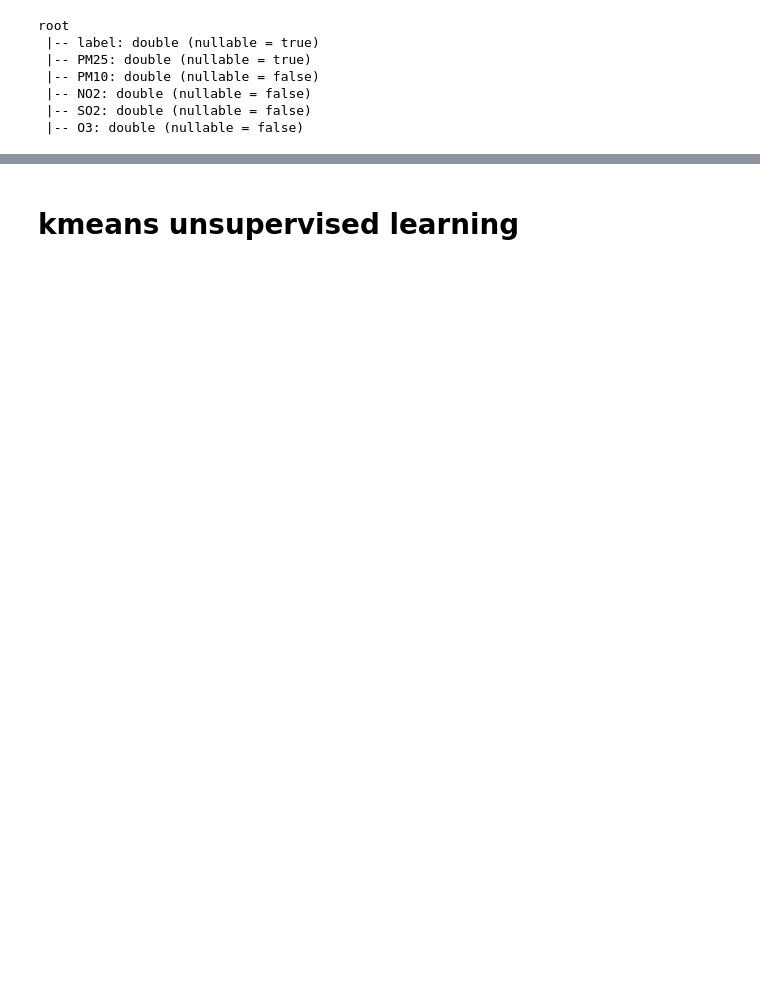
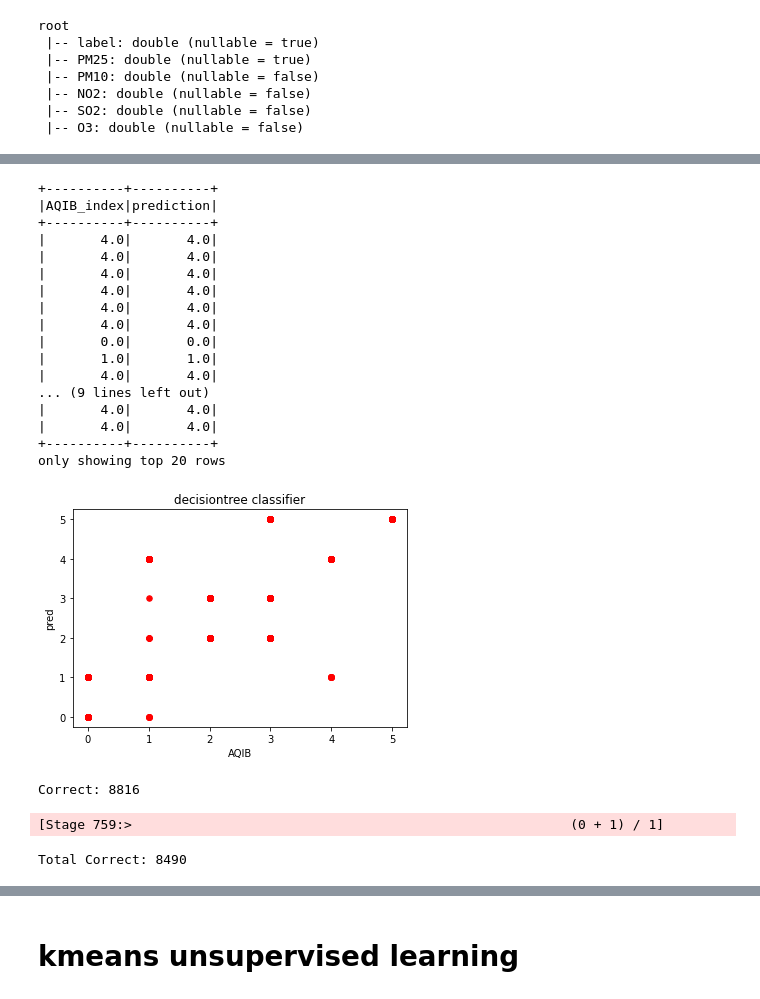
Before and after one commit to srimathi-sreevathsan/aws-722-copy, a Jupyter notebook: Spark DataFrame - Basics.ipynb, the cells around one changed output, grey strips where cells are left out. Cells and saved outputs as stored; diff of their text form; code cells hidden in the pictures; blank space fills up the shorter version.

```diff
--- a/Spark DataFrame - Basics.ipynb
+++ b/Spark DataFrame - Basics.ipynb
@@ -2236,0 +2246,53 @@ RFC
+# %%
+
+# If we select the actual and predicted results, we can see that some predictions were correct while others were wrong.
+dtc_predictions.select('AQIB_index','prediction').show()
+
+
+import numpy as np
+from numpy import polyfit
+test_dt=dtc_predictions
+x1 = test_dt.toPandas()['AQIB_index'].values.tolist()
+y1 = test_dt.toPandas()['prediction'].values.tolist()
+plt.scatter(x1, y1, color='red', s=30)
+plt.xlabel('AQIB')
+plt.ylabel('pred')
+plt.title('decisiontree classifier')
+p1 = polyfit(x1, y1, 1)
+#plt.plot(x1, np.polyval(p1,x1), 'g-' )
+plt.show()
+# Not all interpretation has to be visualisations. You can also gain a lot of information with text.
+# For example, here we're seeing how much variance our model could account for.
+# According to this, the model got 164/209 correct.
+totalResults = dtc_predictions.select('AQIB_index','prediction')
+
+
+correctResults = totalResults.filter(totalResults['AQIB_INDEX'] == totalResults['prediction'])
+
+countTR = totalResults.count()
+print("Correct: " + str(countTR))
+
+countTC = correctResults.count()
+print("Total Correct: " + str(countTC))
+# %% [output]
++----------+----------+
+|AQIB_index|prediction|
++----------+----------+
+|       4.0|       4.0|
+|       4.0|       4.0|
+|       4.0|       4.0|
+|       4.0|       4.0|
+|       4.0|       4.0|
+|       4.0|       4.0|
+|       0.0|       0.0|
+|       1.0|       1.0|
+|       4.0|       4.0|
+... (9 lines left out)
+|       4.0|       4.0|
+|       4.0|       4.0|
++----------+----------+
+only showing top 20 rows
+[figure, added]
+Correct: 8816
+[Stage 759:>                                                        (0 + 1) / 1]
+Total Correct: 8490
```
Also changed, not shown: parts of 45 cells of this notebook.
